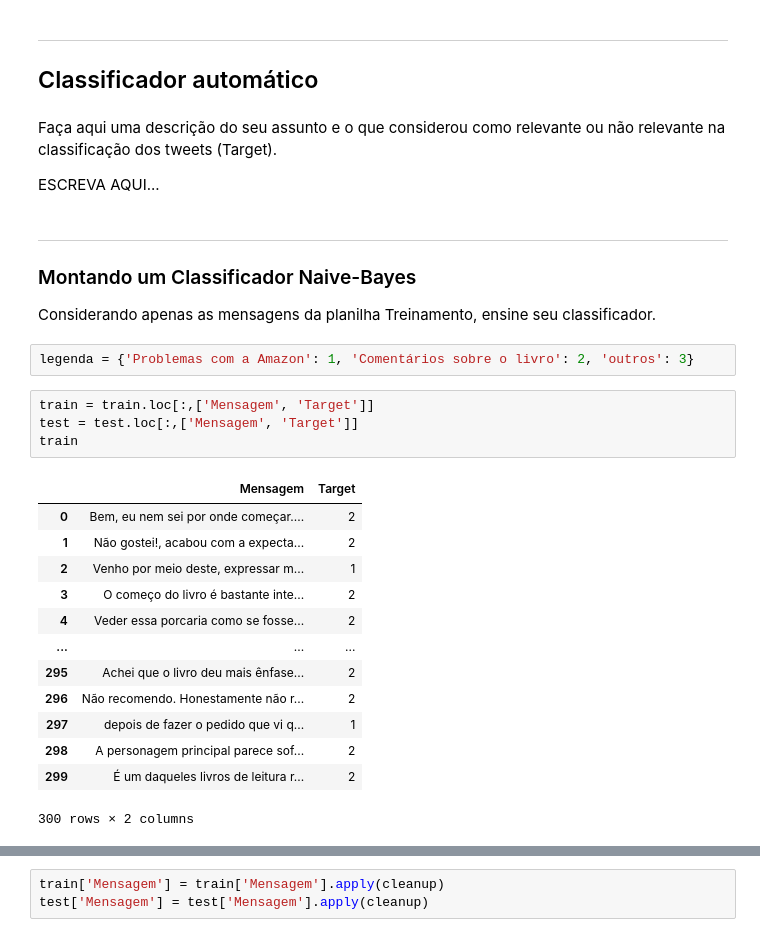
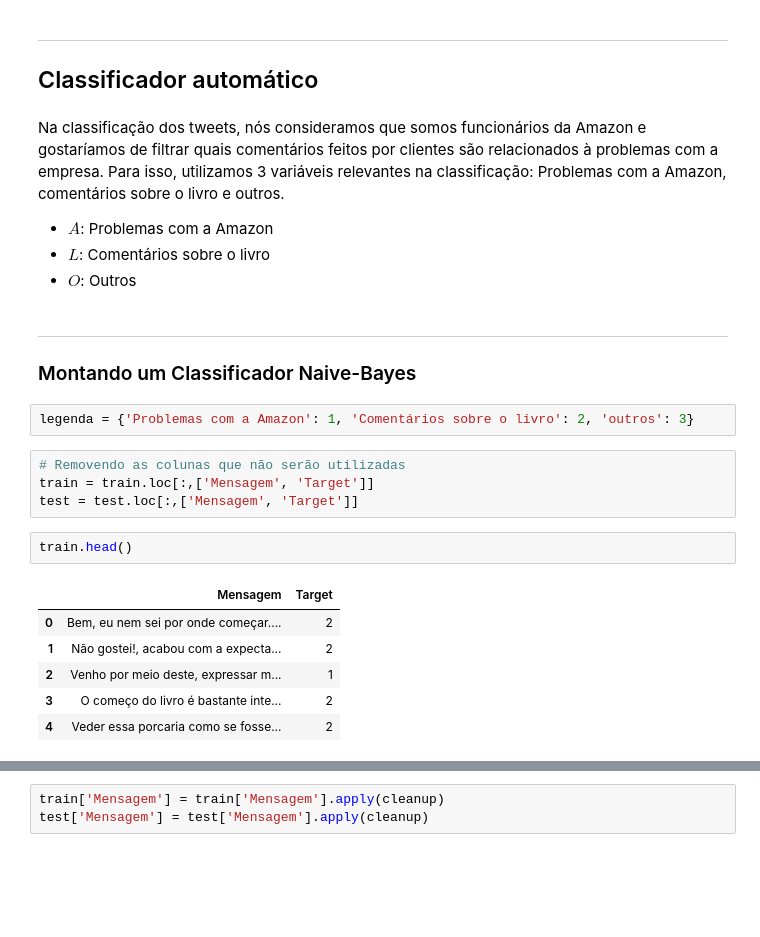
Before and after one commit to Phvr06/cdados-p1, a Jupyter notebook: Projeto1 Template.ipynb, the cells around one changed output, grey strips where cells are left out. Cells and saved outputs as stored; diff of their text form; blank space fills up the shorter version.

```diff
--- a/Projeto1 Template.ipynb
+++ b/Projeto1 Template.ipynb
@@ -48,32 +48,27 @@ test.head(5)
 # %% [markdown]
 ___
 ## Classificador automático
-# %% [markdown]
-Faça aqui uma descrição do seu assunto e o que considerou como relevante ou não relevante na classificação dos tweets (Target).
-
-ESCREVA AQUI...
+# %% [markdown]
+Na classificação dos tweets, nós consideramos que somos funcionários da Amazon e gostaríamos de filtrar quais comentários feitos por clientes são relacionados à problemas com a empresa. Para isso, utilizamos 3 variáveis relevantes na classificação: Problemas com a Amazon, comentários sobre o livro e outros.
+
+* $A$: Problemas com a Amazon
+* $L$: Comentários sobre o livro
+* $O$: Outros
 # %% [markdown]
 ___
 ### Montando um Classificador Naive-Bayes
-
-Considerando apenas as mensagens da planilha Treinamento, ensine  seu classificador.
 # %%
 legenda = {'Problemas com a Amazon': 1, 'Comentários sobre o livro': 2, 'outros': 3}
 # %%
+# Removendo as colunas que não serão utilizadas
 train = train.loc[:,['Mensagem', 'Target']]
 test = test.loc[:,['Mensagem', 'Target']]
-train
-# %% [output]
-|  | Mensagem | Target |
-| 0 | Bem, eu nem sei por onde começar.... | 2 |
-| 1 | Não gostei!, acabou com a expecta... | 2 |
-| 2 | Venho por meio deste, expressar m... | 1 |
-| 3 | O começo do livro é bastante inte... | 2 |
-| 4 | Veder essa porcaria como se fosse... | 2 |
-| ... | ... | ... |
-| 295 | Achei que o livro deu mais ênfase... | 2 |
-| 296 | Não recomendo. Honestamente não r... | 2 |
-| 297 | depois de fazer o pedido que vi q... | 1 |
-| 298 | A personagem principal parece sof... | 2 |
-| 299 | É um daqueles livros de leitura r... | 2 |
-300 rows × 2 columns
+# %%
+train.head()
+# %% [output]
+|  | Mensagem | Target |
+| 0 | Bem, eu nem sei por onde começar.... | 2 |
+| 1 | Não gostei!, acabou com a expecta... | 2 |
+| 2 | Venho por meio deste, expressar m... | 1 |
+| 3 | O começo do livro é bastante inte... | 2 |
+| 4 | Veder essa porcaria como se fosse... | 2 |
```
Also changed, not shown: parts of 22 cells of this notebook.
